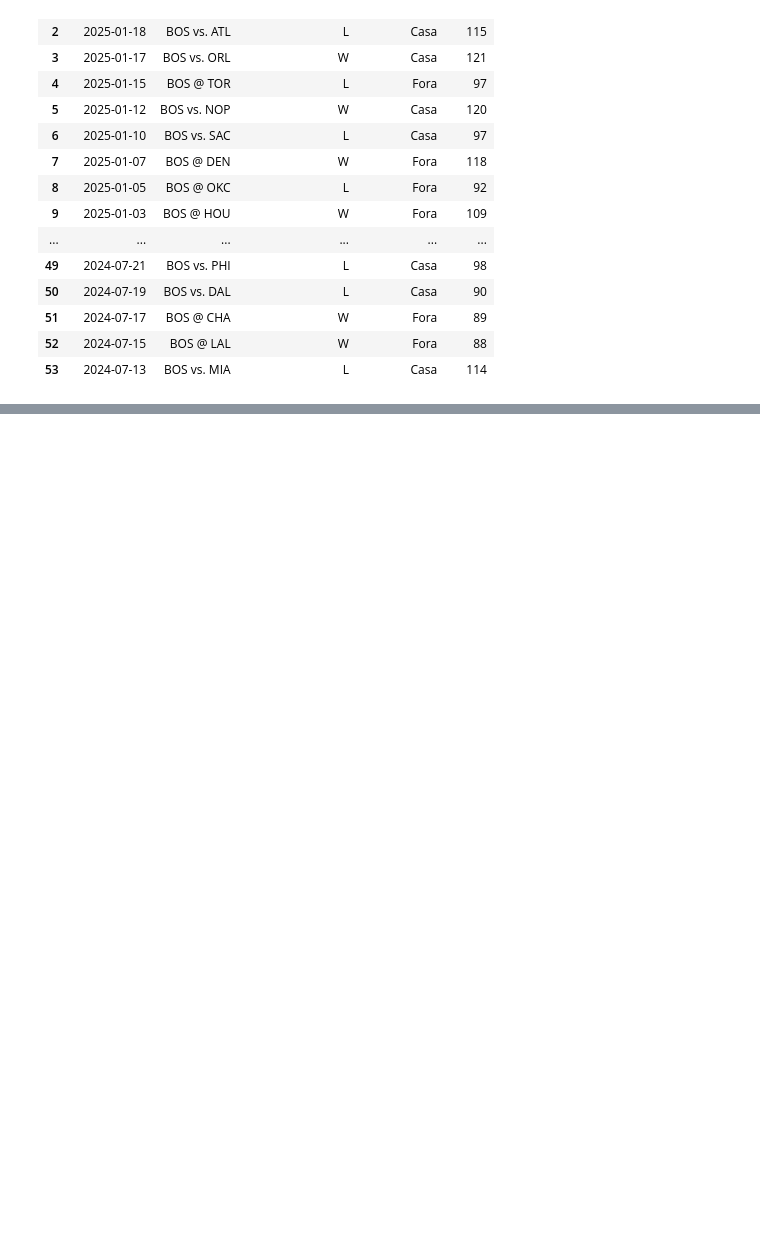
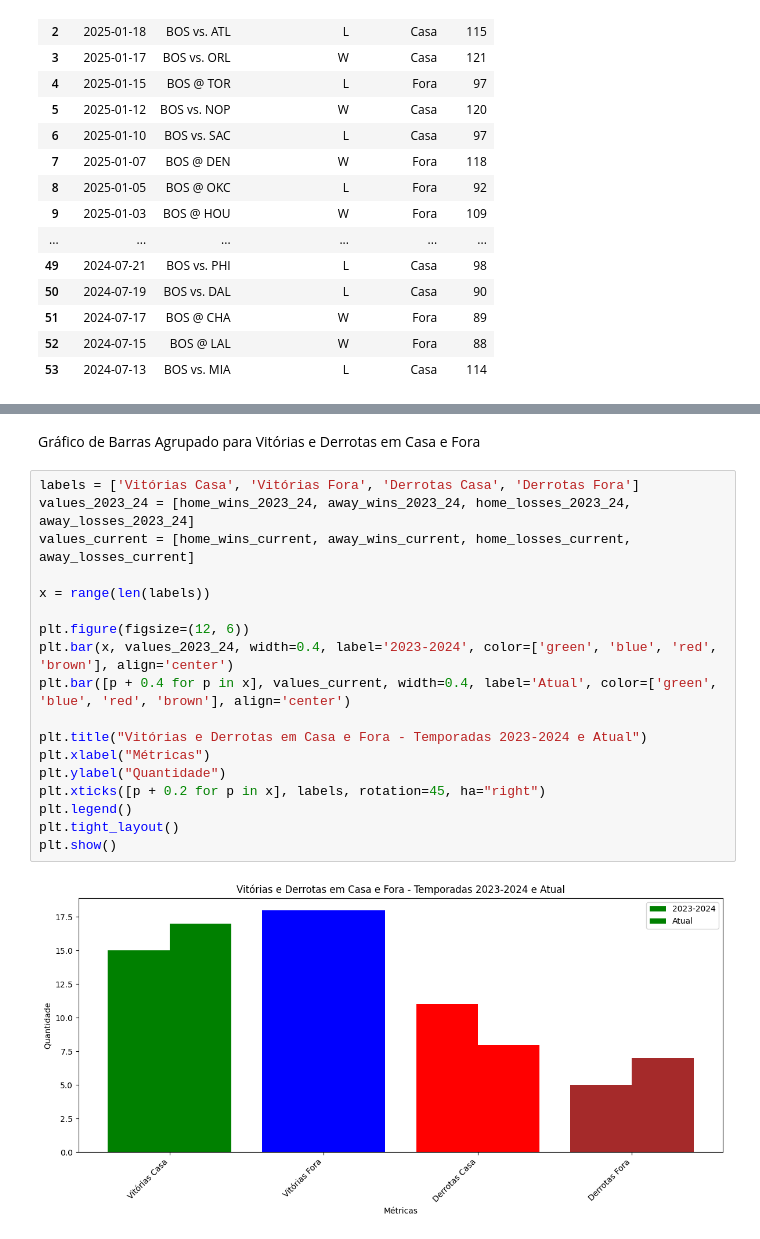
Before and after one commit to jacksonlmp/data_science_nba, a Jupyter notebook: notebook/data_exploration.ipynb, the cells around one changed output, grey strips where cells are left out. Saved outputs shown, nothing was run; the diff lists cells and outputs as text; blank space fills up the shorter version.

```diff
--- a/notebook/data_exploration.ipynb
+++ b/notebook/data_exploration.ipynb
@@ -431,0 +503,22 @@ Jogos do Boston Celtics - Temporada 2023-2024:
+# %% [markdown]
+Gráfico de Barras Agrupado para Vitórias e Derrotas em Casa e Fora
+# %%
+labels = ['Vitórias Casa', 'Vitórias Fora', 'Derrotas Casa', 'Derrotas Fora']
+values_2023_24 = [home_wins_2023_24, away_wins_2023_24, home_losses_2023_24, away_losses_2023_24]
+values_current = [home_wins_current, away_wins_current, home_losses_current, away_losses_current]
+
+x = range(len(labels))
+
+plt.figure(figsize=(12, 6))
+plt.bar(x, values_2023_24, width=0.4, label='2023-2024', color=['green', 'blue', 'red', 'brown'], align='center')
+plt.bar([p + 0.4 for p in x], values_current, width=0.4, label='Atual', color=['green', 'blue', 'red', 'brown'], align='center')
+
+plt.title("Vitórias e Derrotas em Casa e Fora - Temporadas 2023-2024 e Atual")
+plt.xlabel("Métricas")
+plt.ylabel("Quantidade")
+plt.xticks([p + 0.2 for p in x], labels, rotation=45, ha="right")
+plt.legend()
+plt.tight_layout()
+plt.show()
+# %% [output]
+[figure, added]
```
Also changed, not shown: parts of 23 cells of this notebook, 12 other files.
